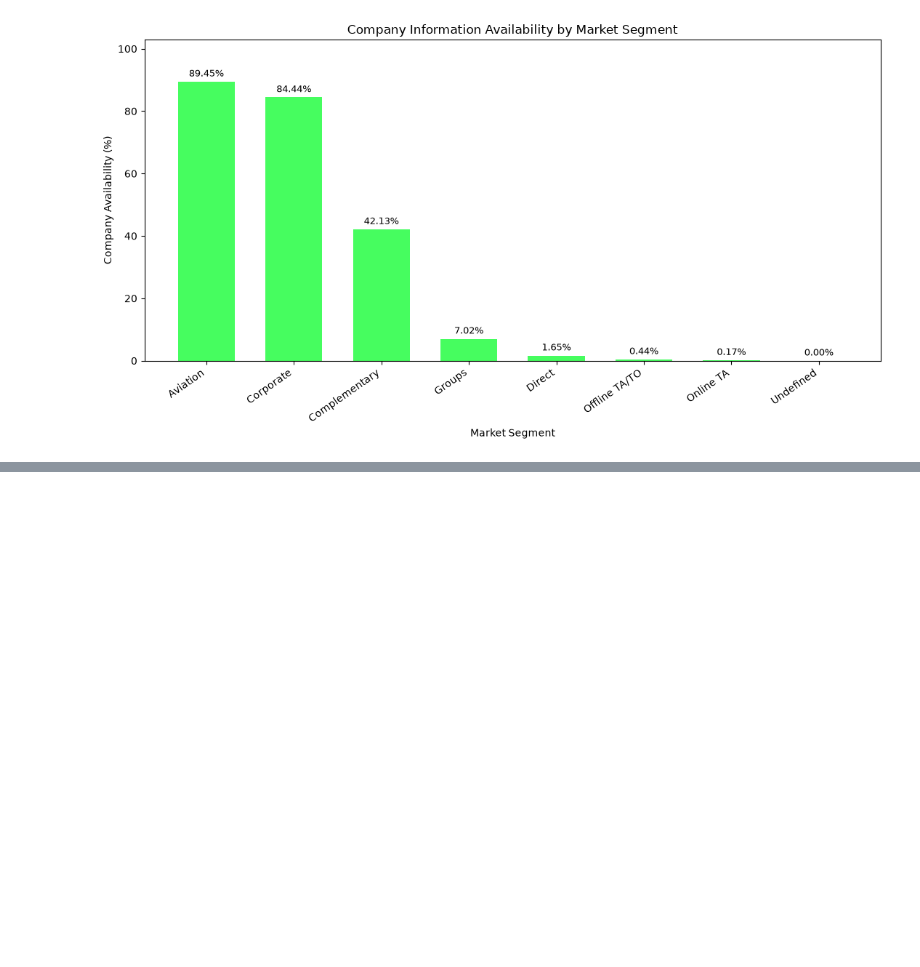
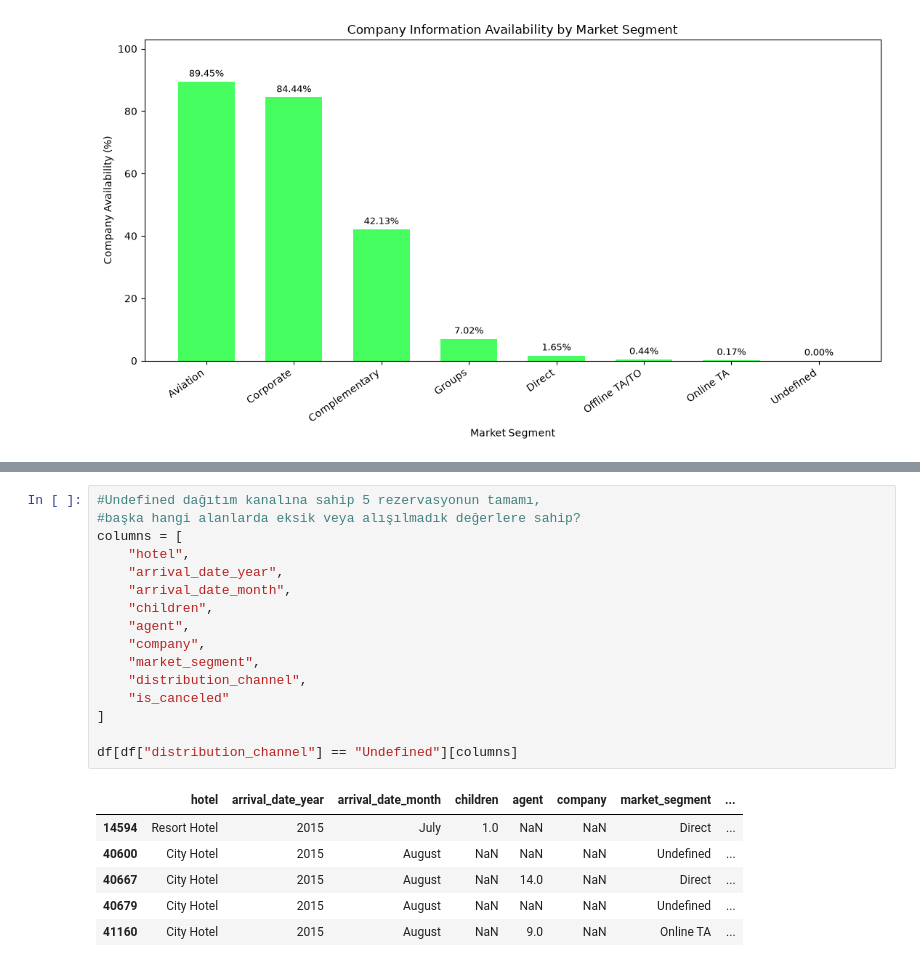
Before and after one commit to imelisa1/Hotel-Booking-Analysis, a Jupyter notebook: notebooks/01_data_understanding.ipynb, the cells around one changed output, grey strips where cells are left out. Cells and saved outputs as stored; diff of their text form; blank space fills up the shorter version.

```diff
--- a/notebooks/01_data_understanding.ipynb
+++ b/notebooks/01_data_understanding.ipynb
@@ -363,0 +572,23 @@ plt.show()
+# %%
+#Undefined dağıtım kanalına sahip 5 rezervasyonun tamamı,
+#başka hangi alanlarda eksik veya alışılmadık değerlere sahip?
+columns = [
+    "hotel",
+    "arrival_date_year",
+    "arrival_date_month",
+    "children",
+    "agent",
+    "company",
+    "market_segment",
+    "distribution_channel",
+    "is_canceled"
+]
+
+df[df["distribution_channel"] == "Undefined"][columns]
+# %% [output]
+|  | hotel | arrival_date_year | arrival_date_month | children | agent | company | market_segment | ... |
+| 14594 | Resort Hotel | 2015 | July | 1.0 | NaN | NaN | Direct | ... |
+| 40600 | City Hotel | 2015 | August | NaN | NaN | NaN | Undefined | ... |
+| 40667 | City Hotel | 2015 | August | NaN | 14.0 | NaN | Direct | ... |
+| 40679 | City Hotel | 2015 | August | NaN | NaN | NaN | Undefined | ... |
+| 41160 | City Hotel | 2015 | August | NaN | 9.0 | NaN | Online TA | ... |
```
Also changed, not shown: parts of 15 cells of this notebook.
